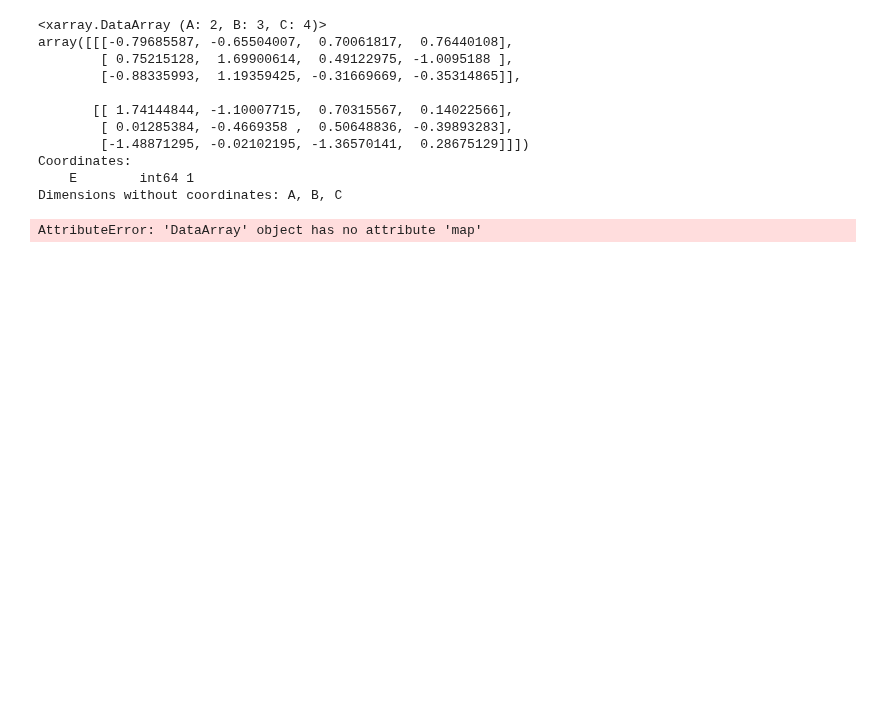
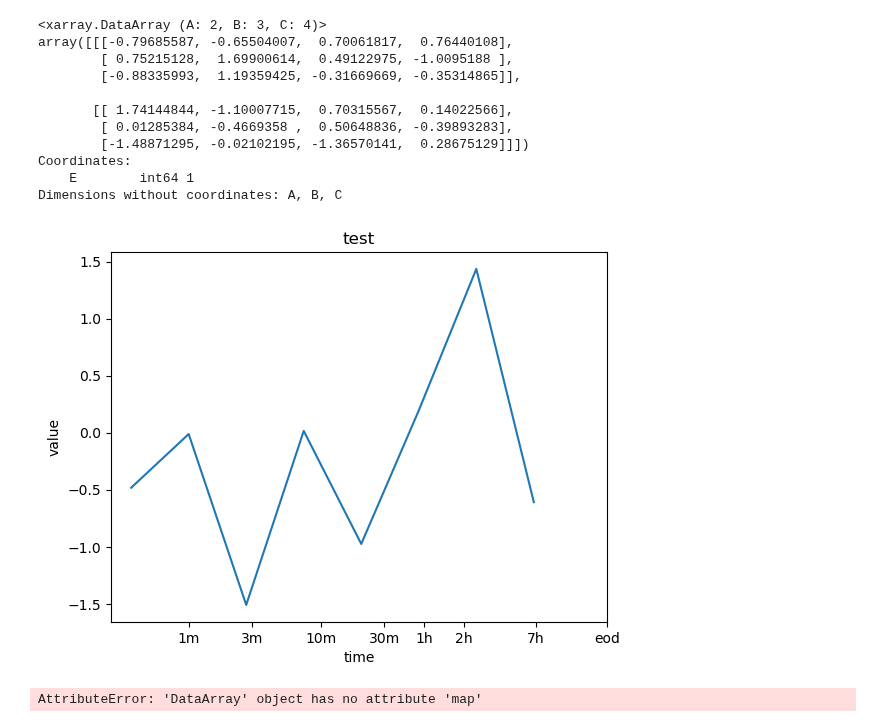
Before and after one commit to binweiyan/code, a Jupyter notebook: xarray.ipynb, the cells around one changed output. Cells and saved outputs as stored; diff of their text form; code cells hidden in the pictures; blank space fills up the shorter version.

```diff
--- a/xarray.ipynb
+++ b/xarray.ipynb
@@ -110,3 +108,22 @@ time_horizon = ['1m', '3m', '10m', '30m', '1h', '2h', '7h', 'eod']
+# %%
+import matplotlib.pyplot as plt
+time_horizon = ['1m', '3m', '10m', '30m', '1h', '2h', '7h', 'eod']
+
+#plot a graph with x axis as time_horizon, properly located by the actual time
+def plot_time_horizon(data, title = "", xlabel = "", ylabel = ""):
+    x_locate = [1, 3, 10, 30, 60, 120, 420, 1440]
+    x_locate = np.log(x_locate) + 1
+    plt.plot(data)
+    plt.xticks(x_locate, time_horizon)
+    plt.title(title)
+    plt.xlabel(xlabel)
+    plt.ylabel(ylabel)
+    plt.show()
+
+data = np.random.randn(8)
+plot_time_horizon(data, title = "test", xlabel = "time", ylabel = "value")
+# %% [output]
+[figure, added]
 # %%
 filtered_D = data['D'].map(filt_func)
 # %% [output]
```
Also changed, not shown: parts of 1 cell of this notebook.
